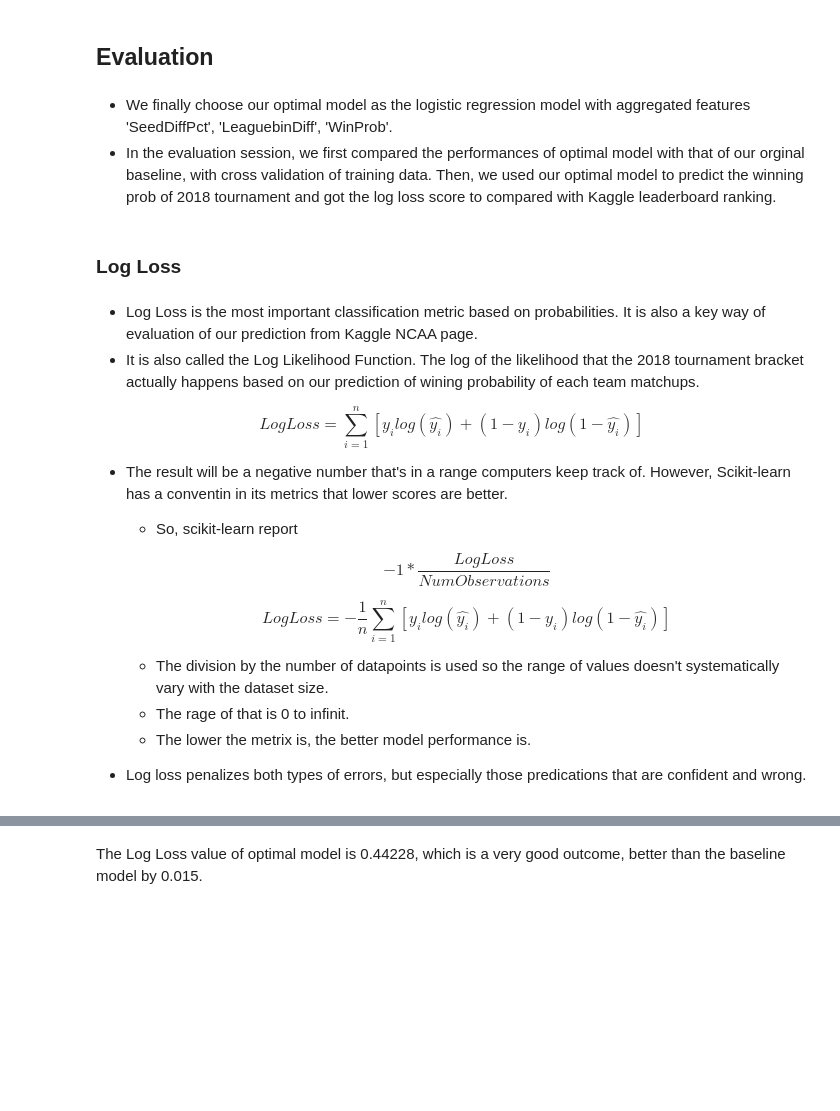
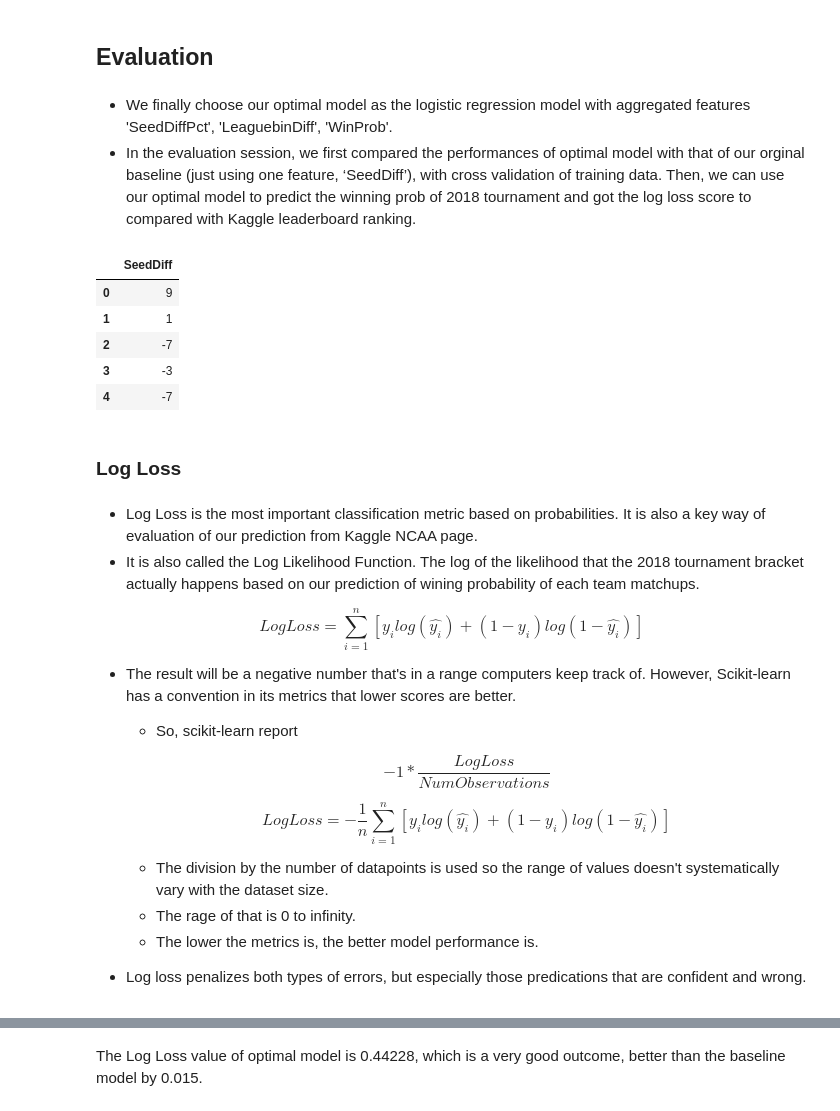
Before and after one commit to Dedomena-exerevnitis/mids-w207-kaggle, a Jupyter notebook: W207_Two-Stage-For-Submission-Evaluation-V3.ipynb, the cells around one changed output, grey strips where cells are left out. Saved outputs shown, nothing was run; the diff lists cells and outputs as text; code cells hidden in the pictures; blank space fills up the shorter version.

Commit message:
Update V3 to align with writeup in evaluation, and deployment.

```diff
--- a/W207_Two-Stage-For-Submission-Evaluation-V3.ipynb
+++ b/W207_Two-Stage-For-Submission-Evaluation-V3.ipynb
@@ -545,7 +549,16 @@ $$
 ## Evaluation
 # %% [markdown]
 - We finally choose our optimal model as the logistic regression model with aggregated features 'SeedDiffPct', 'LeaguebinDiff', 'WinProb'.
-- In the evaluation session, we first compared the performances of optimal model with that of our orginal baseline, with cross validation of training data. Then, we used our optimal model to predict the winning prob of 2018 tournament and got the log loss score to compared with Kaggle leaderboard ranking.
+- In the evaluation session, we first compared the performances of optimal model with that of our orginal baseline (just using one feature, ‘SeedDiff’), with cross validation of training data. Then, we can use our optimal model to predict the winning prob of 2018 tournament and got the log loss score to compared with Kaggle leaderboard ranking.
+# %%
+X_train_baseline.head()
+# %% [output]
+|  | SeedDiff |
+| 0 | 9 |
+| 1 | 1 |
+| 2 | -7 |
+| 3 | -3 |
+| 4 | -7 |
 # %% [markdown]
 ### Log Loss
 # %% [markdown]
@@ -556,7 +569,7 @@ $$
 LogLoss = \sum_{i=1}^{n} [y_i log(\hat{y_i})+(1-y_i) log(1-\hat{y_i})]
 $$
 
-- The result will be a negative number that's in a range computers keep track of. However, Scikit-learn has a conventin in its metrics that lower scores are better.
+- The result will be a negative number that's in a range computers keep track of. However, Scikit-learn has a convention in its metrics that lower scores are better.
     - So, scikit-learn report
 
     $$-1* \frac{LogLoss}{NumObservations}$$
@@ -566,8 +579,8 @@ $$
     $$
 
     - The division by the number of datapoints is used so the range of values doesn't systematically vary with the dataset size.
-    - The rage of that is 0 to infinit.
-    - The lower the metrix is, the better model performance is.
+    - The rage of that is 0 to infinity.
+    - The lower the metrics is, the better model performance is.
 
 - Log loss penalizes both types of errors, but especially those predications that are confident and wrong.
 # %%
```
Also changed, not shown: parts of 16 cells of this notebook.
